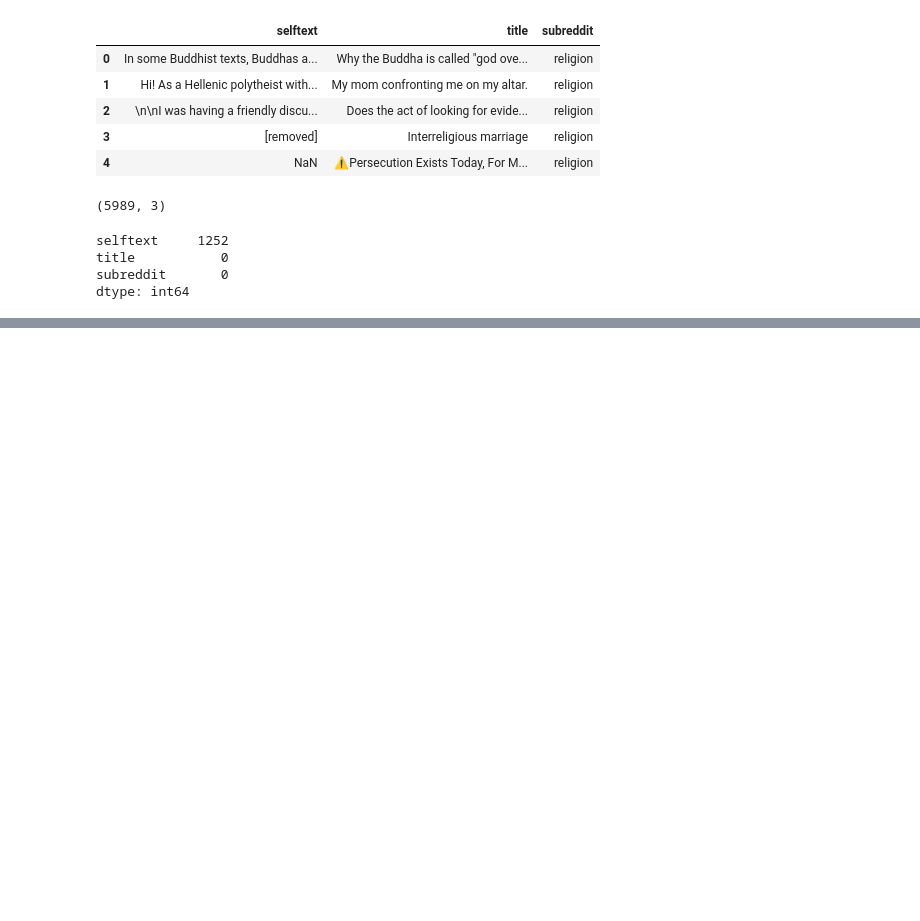
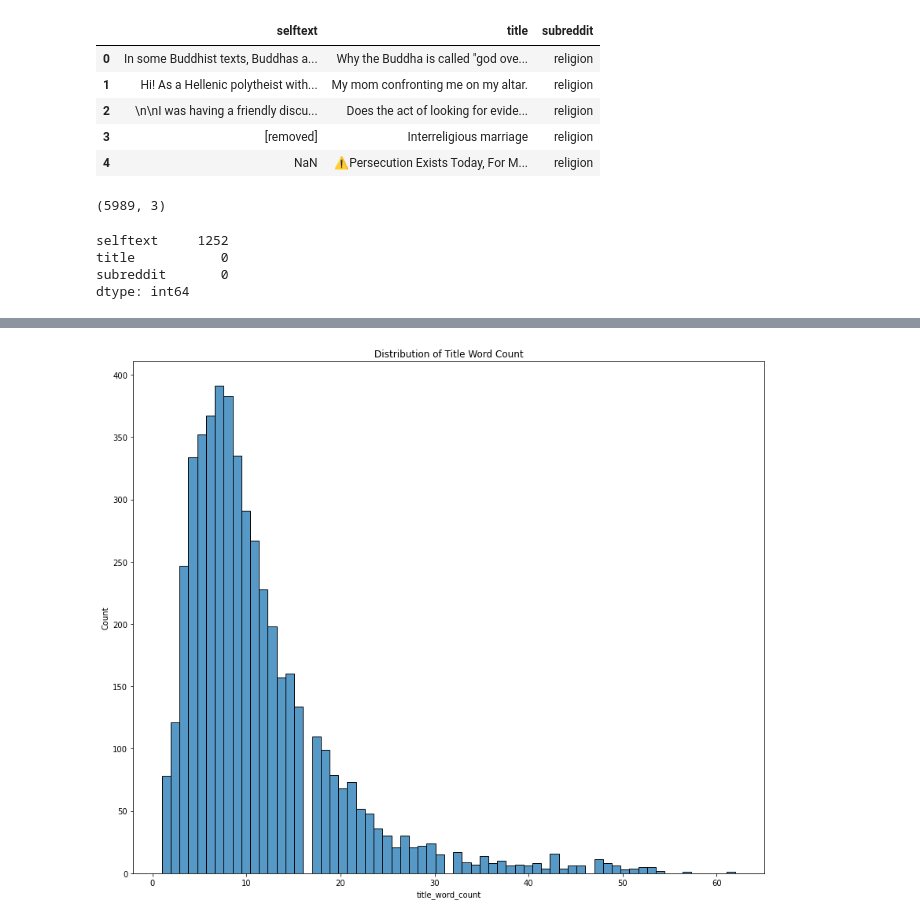
Before and after one commit to myacarrizosa/reddit_nlp_classification, a Jupyter notebook: Classification Models.ipynb, the cells around one changed output, grey strips where cells are left out. Saved outputs shown, nothing was run; the diff lists cells and outputs as text; code cells hidden in the pictures; blank space fills up the shorter version.

```diff
--- a/Classification Models.ipynb
+++ b/Classification Models.ipynb
@@ -40,0 +227,3 @@ dtype: int64
+# %%
+all_posts['title_len'] = all_posts['title'].str.len()
+all_posts.head()
@@ -40,0 +237,3 @@ dtype: int64
+# %%
+all_posts['title_word_count'] = all_posts['title'].str.count(' ').add(1)
+all_posts.head()
@@ -40,0 +247,8 @@ dtype: int64
+# %%
+plt.figure(figsize = (12,10))
+sns.histplot(data = all_posts["title_word_count"] )
+plt.title('Distribution of Title Word Count')
+plt.tight_layout()
+plt.savefig('./visualizations /dist_twc_all.jpg', bbox_inches = 'tight');
+# %% [output]
+[figure, added]
```
Also changed, not shown: parts of 115 cells of this notebook, 17 other files.
